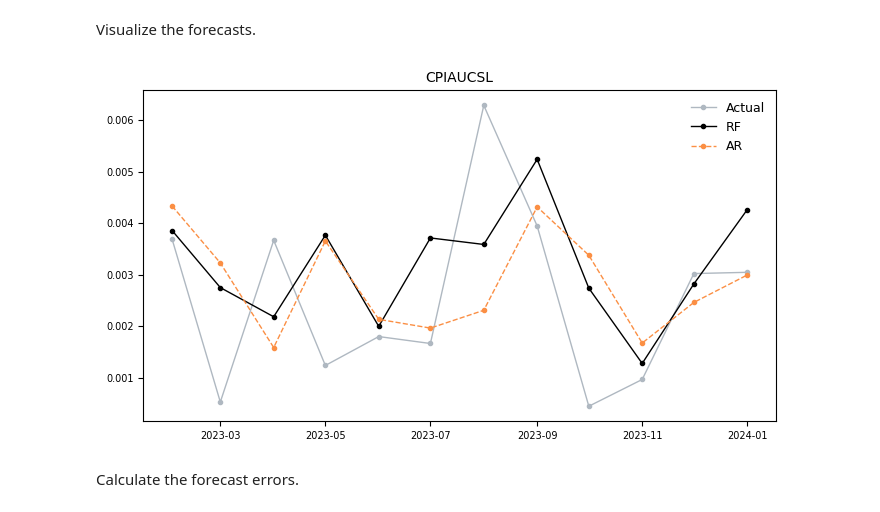
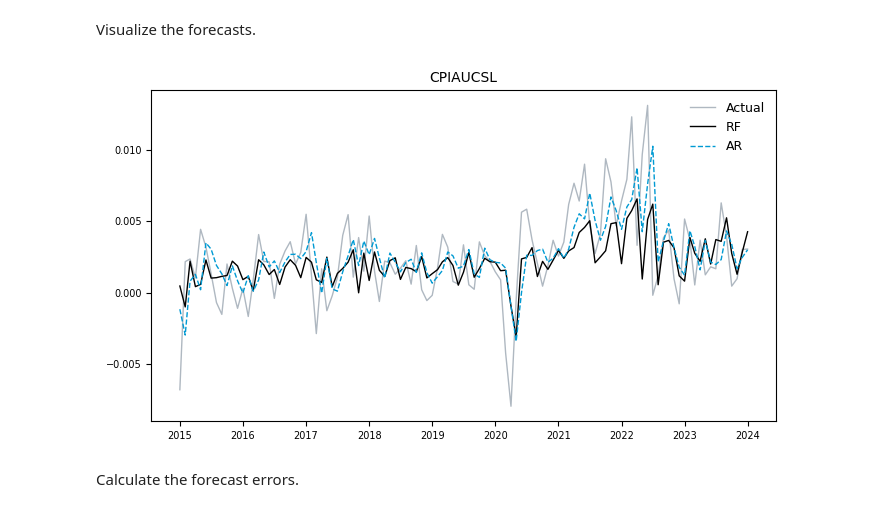
Before and after one commit to fg-research/blog, a Jupyter notebook: inflation-forecasting-random-forest/inflation-forecasting-random-forest.ipynb, the cells around one changed output. Cells and saved outputs as stored; diff of their text form; code cells hidden in the pictures.

```diff
--- a/inflation-forecasting-random-forest/inflation-forecasting-random-forest.ipynb
+++ b/inflation-forecasting-random-forest/inflation-forecasting-random-forest.ipynb
@@ -143,10 +163,15 @@ def get_target(start_date, end_date, target_name, target_tcode):
 
     target_tcode: int.
         The transformation code of the target time series.
+
+    Returns:
+    ______________________________________________________________
+    targets: pandas.DataFrame.
+        The target time series between the start and end date.
     '''
 
-    # create a data frame for storing the target values
-    target = pd.DataFrame()
+    # create a list for storing the target values
+    targets = []
 
     # loop across the dataset vintages
     for date in tqdm(pd.date_range(start=start_date, end=end_date, freq="MS")):
@@ -168,10 +193,13 @@ def get_target(start_date, end_date, target_name, target_tcode):
         # transform the target time series
         data[target_name] = transform_series(data[target_name], target_tcode)
 
-        # select the last value and save it in the data frame
-        target = pd.concat([target, data.iloc[-1:]], axis=0)
+        # select the last value
+        targets.append(data.iloc[-1:])
 
-    return target
+    # concatenate the target values in a data frame
+    targets = pd.concat(targets, axis=0)
+
+    return targets
 # %% [markdown]
 Define a function for generating the forecasts over a range of dataset vintages.
 # %%
@@ -184,10 +212,10 @@ def get_forecasts(params, start_date, end_date, target_name, target_tcode, n_lag
     params: dict.
         The random forest hyperparameters.
 
-    start_date: pd.Timestamp.
+    start_date: pandas.Timestamp.
         The date of the first vintage.
 
-    end_date: pd.Timestamp.
+    end_date: pandas.Timestamp.
         The date of the last vintage.
 
     target_name: str.
@@ -201,6 +229,11 @@ def get_forecasts(params, start_date, end_date, target_name, target_tcode, n_lag
 
     n_components: int.
         The number of principal components.
+
+    Returns:
+    ______________________________________________________________
+    forecasts: pandas.DataFrame.
+        The forecasts between the start and end date.
     '''
 
     # create a list for storing the forecasts
@@ -210,12 +243,13 @@ def get_forecasts(params, start_date, end_date, target_name, target_tcode, n_lag
     for date in tqdm(pd.date_range(start=start_date, end=end_date, freq="MS")):
 
         # get the data
-        train_dataset, test_dataset = get_data(date, target_name, target_tcode, n_lags, n_components)
+        train_data, test_data = get_data(date, target_name, target_tcode, n_lags, n_components)
 
         # generate the forecasts
         forecasts.append(pd.DataFrame({
-            "RF": run_random_forest_model(params, train_dataset, test_dataset, target_name),
-            "AR": run_autoregressive_model(train_dataset, test_dataset, target_name, n_lags),
+            "RF": run_random_forest_model(params, train_data, test_data, target_name),
+            "AR": run_autoregressive_model(n_lags, train_data, test_data, target_name),
+            "RW": train_data[target_name].iloc[-1].item()
         }))
 
     # concatenate the forecasts in a data frame
@@ -305,7 +353,7 @@ target_tcode = 5
 # %% [markdown]
 Define the start date of the forecasts.
 # %%
-start_date = pd.Timestamp("2023-02-01")
+start_date = pd.Timestamp("2015-01-01")
 # %% [markdown]
 Define the end date of the forecasts.
 # %%
@@ -373,17 +433,17 @@ targets
 Visualize the forecasts.
 # %%
 plt.subplots(figsize=(7, 4))
-plt.plot(targets[target_name], "-o", color="#AFB8C1", lw=1, markersize=3, label="Actual")
-plt.plot(forecasts["RF"], "-o", color="#000000", lw=1, markersize=3, label="RF")
-plt.plot(forecasts["AR"], "o--", color="#fb8f44", lw=1, markersize=3, label="AR")
+plt.plot(targets[target_name], color="#AFB8C1", lw=1, label="Actual")
+plt.plot(forecasts["RF"], color="#000000", lw=1, label="RF")
+plt.plot(forecasts["AR"], "--", color="#009ad3", lw=1, label="AR")
 plt.tick_params(axis="both", which="major", labelsize=7)
 plt.tick_params(axis="both", which="minor", labelsize=7)
 plt.legend(bbox_to_anchor=(1, 0, 0, 1), frameon=False, prop={"size": 9})
 plt.title(target_name, size=10)
 plt.tight_layout()
 plt.show()
 # %% [output]
-[figure, old version]
+[figure, new version]
 # %% [markdown]
 Calculate the forecast errors.
 # %%
```
Also changed, not shown: parts of 19 cells of this notebook, 1 other file.
